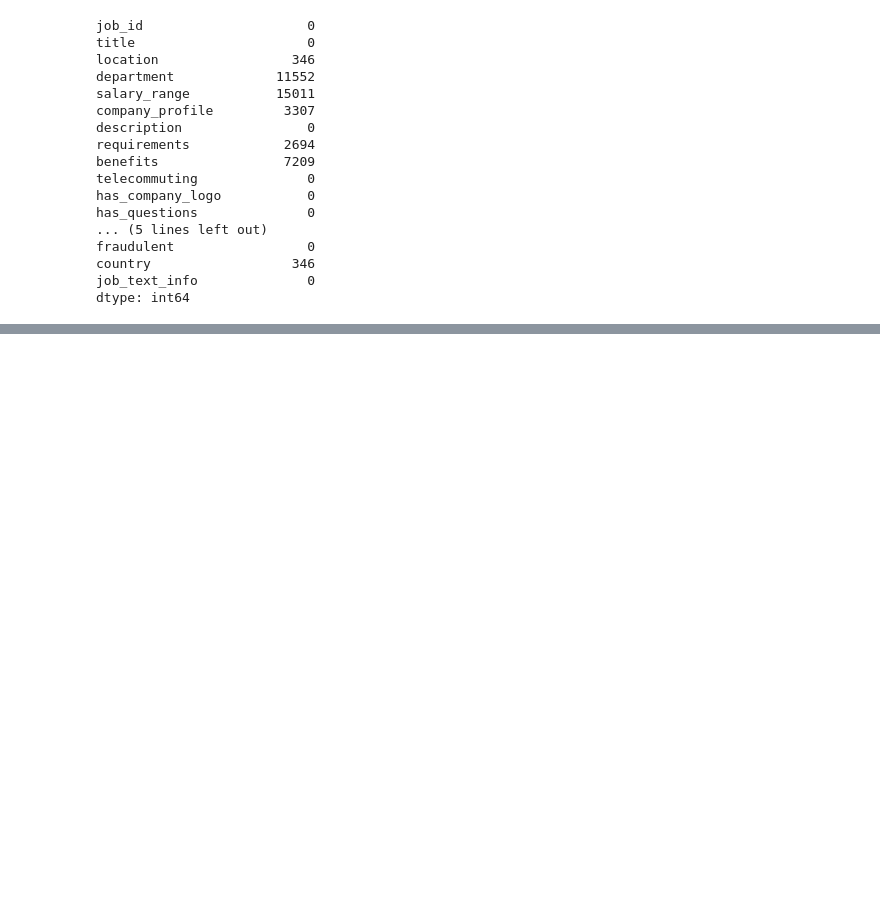
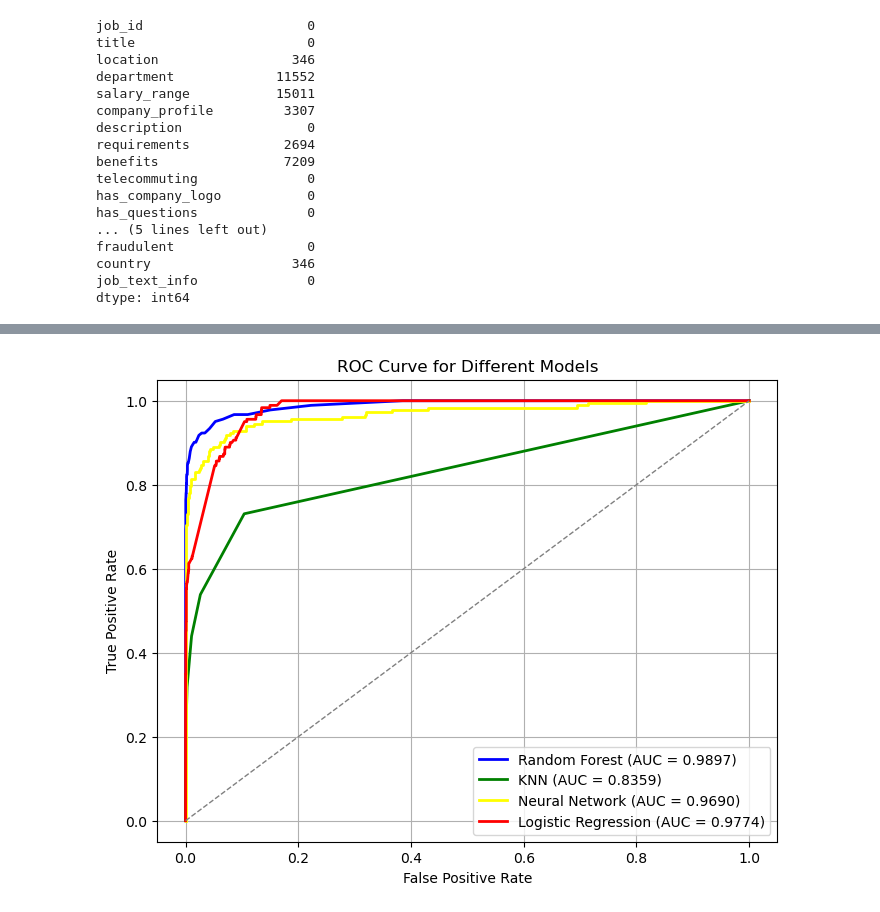
Before and after one commit to sumeetsuvarna/DataMining-Project, a Jupyter notebook: Data_Mining.ipynb, the cells around one changed output, grey strips where cells are left out. Saved outputs shown, nothing was run; the diff lists cells and outputs as text; code cells hidden in the pictures; blank space fills up the shorter version.

Commit message:
Added the plot for ROC curve for different models

```diff
--- a/Data_Mining.ipynb
+++ b/Data_Mining.ipynb
@@ -430,11 +430,11 @@ for col in ['location', 'department', 'company_profile', 'description', 'require
 job_data_dummy = pd.get_dummies(feature_vars)
 # %%
 #creating the training and testing dataset
-X_train, X_test, y_train, y_test = train_test_split(job_data_dummy, target_vars, test_size=0.2, random_state=42)
+X_train_knn, X_test_knn, y_train_knn, y_test_knn = train_test_split(job_data_dummy, target_vars, test_size=0.2, random_state=42)
 # %%
 #creating the KNN model
 knn_cls = KNeighborsClassifier(n_neighbors=5)
-knn_cls.fit(X_train, y_train)
+knn_cls.fit(X_train_knn, y_train_knn)
 # %% [output]
 KNeighborsClassifier()
 # %%
@@ -475,9 +475,12 @@ ROC-AUC Score for KNN Classifier:: 0.7164289375828933
 # %% [markdown]
 #### MODEL - 3 RANDOM FOREST
+# %%
+#creating the training and testing dataset
+X_train_rf, X_test_rf, y_train_rf, y_test_rf = train_test_split(job_data_dummy, target_vars, test_size=0.2, random_state=42)
 # %%
 #creating the random forest variables
 random_forest_cls = RandomForestClassifier(n_estimators=100, random_state=42)
-random_forest_cls.fit(X_train, y_train)
+random_forest_cls.fit(X_train_rf, y_train_rf)
 # %% [output]
 RandomForestClassifier(random_state=42)
 # %%
@@ -773,3 +782,46 @@ result_indices
 | 927 | 928 | Sub-prime Automotive Finance Anal... | US, NV, Las Vegas |  |  | Tidewater Finance Co. was establi... | West Coast Service Center Sub-pri... | The job requirements for this pos... | ... |
 | 17483 | 17484 | Sub-prime Automotive Finance Anal... | US, NV, Las Vegas |  |  | Tidewater Finance Co. was establi... | West Coast Service Center Sub-pri... | The job requirements for this pos... | ... |
 | 1156 | 1157 | Finance Assistant | AU, NSW, Sydney | finance |  |  | Our Company has a new position av... | Coinciding with your previous bac... | ... |
+# %%
+## Plotting the ROC curve for different models that we used
+
+from sklearn.metrics import roc_curve, auc
+import matplotlib.pyplot as plt
+
+rf_probs = random_forest_cls.predict_proba(X_test_rf)[:, 1]
+knn_probs = knn_cls.predict_proba(X_test_knn)[:, 1]
+mlp_probs = model_mlp.predict_proba(X_test_NN)[:, 1]
+lr_probs = model_LR.predict_proba(X_test_LR)[:, 1]
+
+# ROC curve for Random Forest Classifier Model
+false_pos_rt_rf, true_pos_rt_rf, _ = roc_curve(y_test_rf, rf_probs)
+roc_auc_rf = auc(false_pos_rt_rf, true_pos_rt_rf)
+
+# ROC curve for K-Nearest Neighbors Model
+false_pos_rt_knn, true_pos_rt_knn, _ = roc_curve(y_test_knn, knn_probs)
+roc_auc_knn = auc(false_pos_rt_knn, true_pos_rt_knn)
+
+# ROC curve for Neural Networks Model
+false_pos_rt_mlp, true_pos_rt_mlp, _ = roc_curve(y_test_NN, mlp_probs)
+roc_auc_mlp = auc(false_pos_rt_mlp, true_pos_rt_mlp)
+
+# ROC curve for Logistic Regression model
+false_pos_rt_lr, true_pos_rt_lr, _ = roc_curve(y_test_LR, lr_probs)
+roc_auc_lr = auc(false_pos_rt_lr, true_pos_rt_lr)
+
+# Plotting the models
+plt.figure(figsize=(8, 6))
+plt.plot(false_pos_rt_rf, true_pos_rt_rf, color='blue', lw=2, label=f'Random Forest (AUC = {roc_auc_rf:.4f})')
+plt.plot(false_pos_rt_knn, true_pos_rt_knn, color='green', lw=2, label=f'KNN (AUC = {roc_auc_knn:.4f})')
+plt.plot(false_pos_rt_mlp, true_pos_rt_mlp, color='yellow', lw=2, label=f'Neural Network (AUC = {roc_auc_mlp:.4f})')
+plt.plot(false_pos_rt_lr, true_pos_rt_lr, color='red', lw=2, label=f'Logistic Regression (AUC = {roc_auc_lr:.4f})')
+plt.plot([0, 1], [0, 1], color='gray', lw=1, linestyle='--')
+
+plt.title('ROC Curve for Different Models')
+plt.xlabel('False Positive Rate')
+plt.ylabel('True Positive Rate')
+plt.legend(loc='lower right')
+plt.grid(True)
+plt.show()
+# %% [output]
+[figure, added]
```
Also changed, not shown: parts of 20 cells of this notebook.
